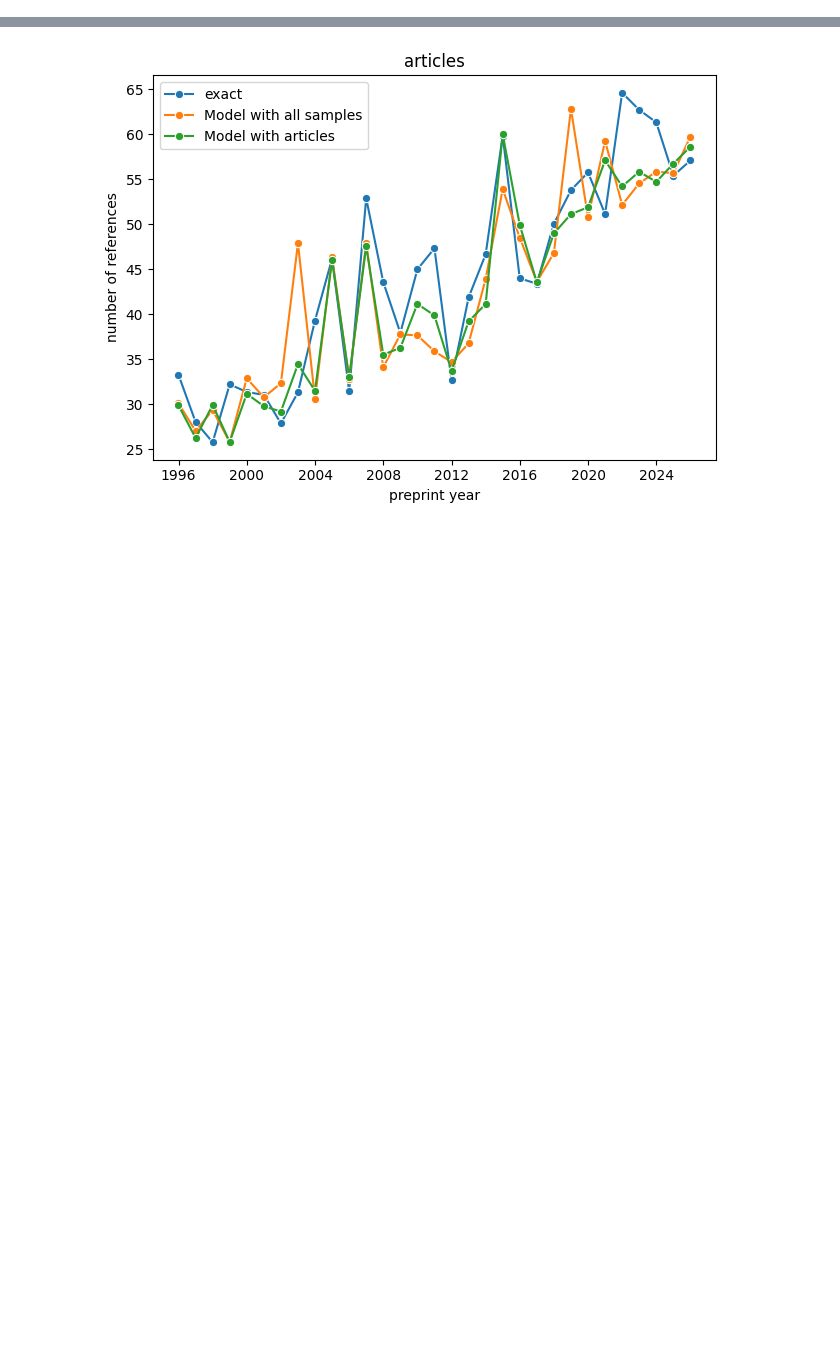
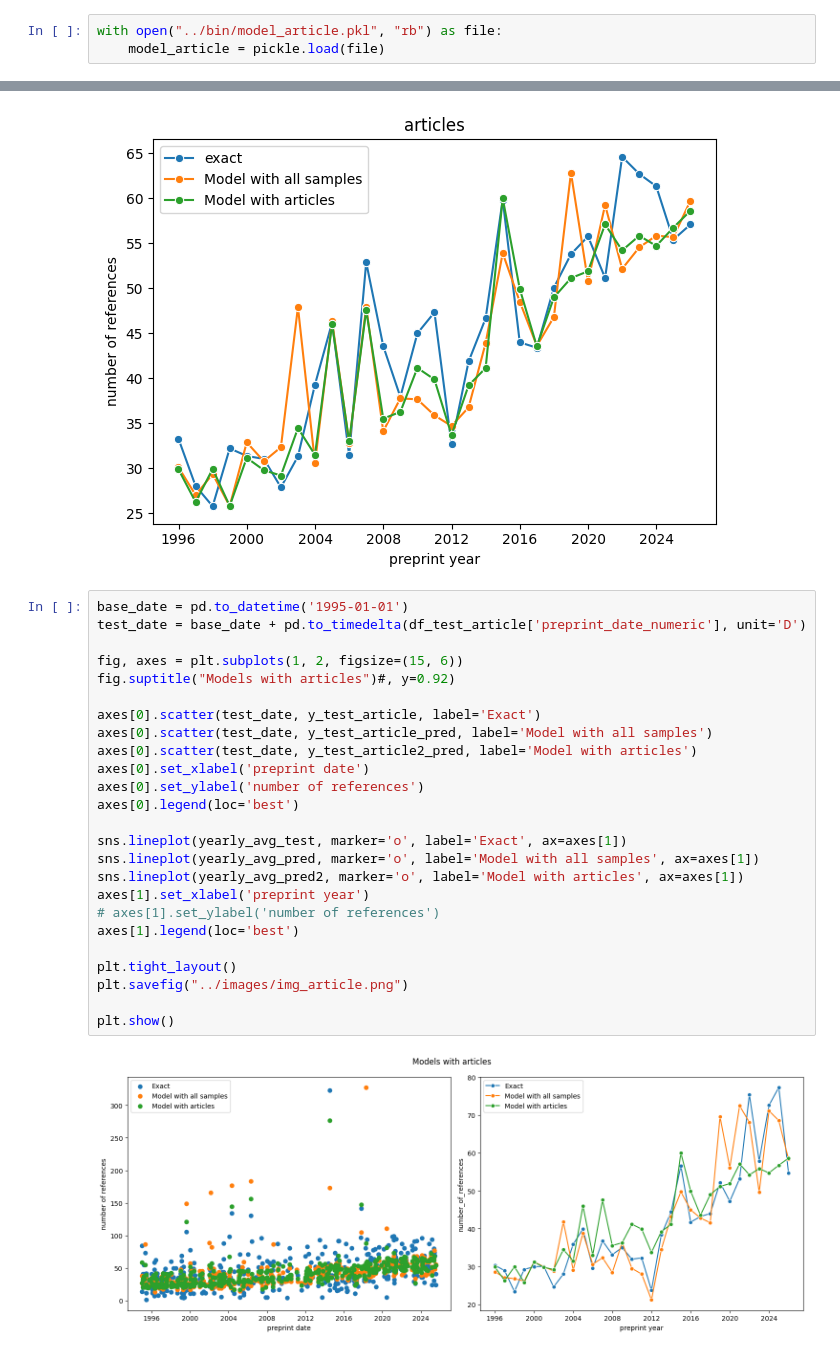
Before and after one commit to hyunwoooh5/reference-inflation, a Jupyter notebook: notebook/notebook.ipynb, the cells around one changed output, grey strips where cells are left out. Saved outputs shown, nothing was run; the diff lists cells and outputs as text; blank space fills up the shorter version.

```diff
--- a/notebook/notebook.ipynb
+++ b/notebook/notebook.ipynb
@@ -1120,5 +1152,8 @@ plt.show()
 # %% [markdown]
 ## Only considering articles
+# %%
+with open("../bin/model_article.pkl", "rb") as file:
+    model_article = pickle.load(file)
 # %%
 df_test_article = df_test[df_test['document_type_article']==1.0]
 
@@ -1169,3 +1204,30 @@ plt.tight_layout()
 plt.show()
 # %% [output]
 [figure]
+# %%
+base_date = pd.to_datetime('1995-01-01')
+test_date = base_date + pd.to_timedelta(df_test_article['preprint_date_numeric'], unit='D')
+
+fig, axes = plt.subplots(1, 2, figsize=(15, 6))
+fig.suptitle("Models with articles")#, y=0.92)
+
+axes[0].scatter(test_date, y_test_article, label='Exact')
+axes[0].scatter(test_date, y_test_article_pred, label='Model with all samples')
+axes[0].scatter(test_date, y_test_article2_pred, label='Model with articles')
+axes[0].set_xlabel('preprint date')
+axes[0].set_ylabel('number of references')
+axes[0].legend(loc='best')
+
+sns.lineplot(yearly_avg_test, marker='o', label='Exact', ax=axes[1])
+sns.lineplot(yearly_avg_pred, marker='o', label='Model with all samples', ax=axes[1])
+sns.lineplot(yearly_avg_pred2, marker='o', label='Model with articles', ax=axes[1])
+axes[1].set_xlabel('preprint year')
+# axes[1].set_ylabel('number of references')
+axes[1].legend(loc='best')
+
+plt.tight_layout()
+plt.savefig("../images/img_article.png")
+
+plt.show()
+# %% [output]
+[figure, added]
```
Also changed, not shown: parts of 3 cells of this notebook, 4 other files.
